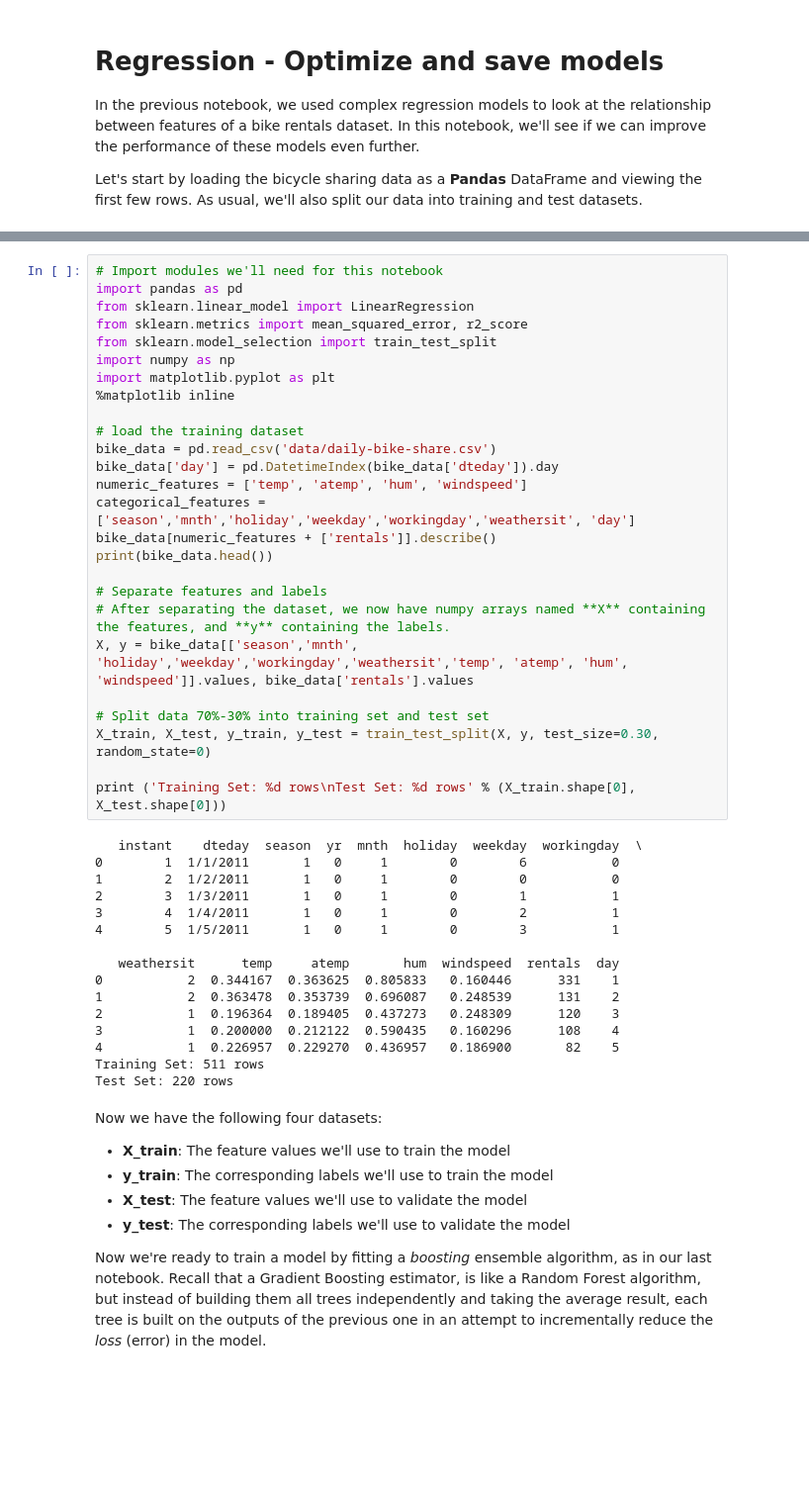
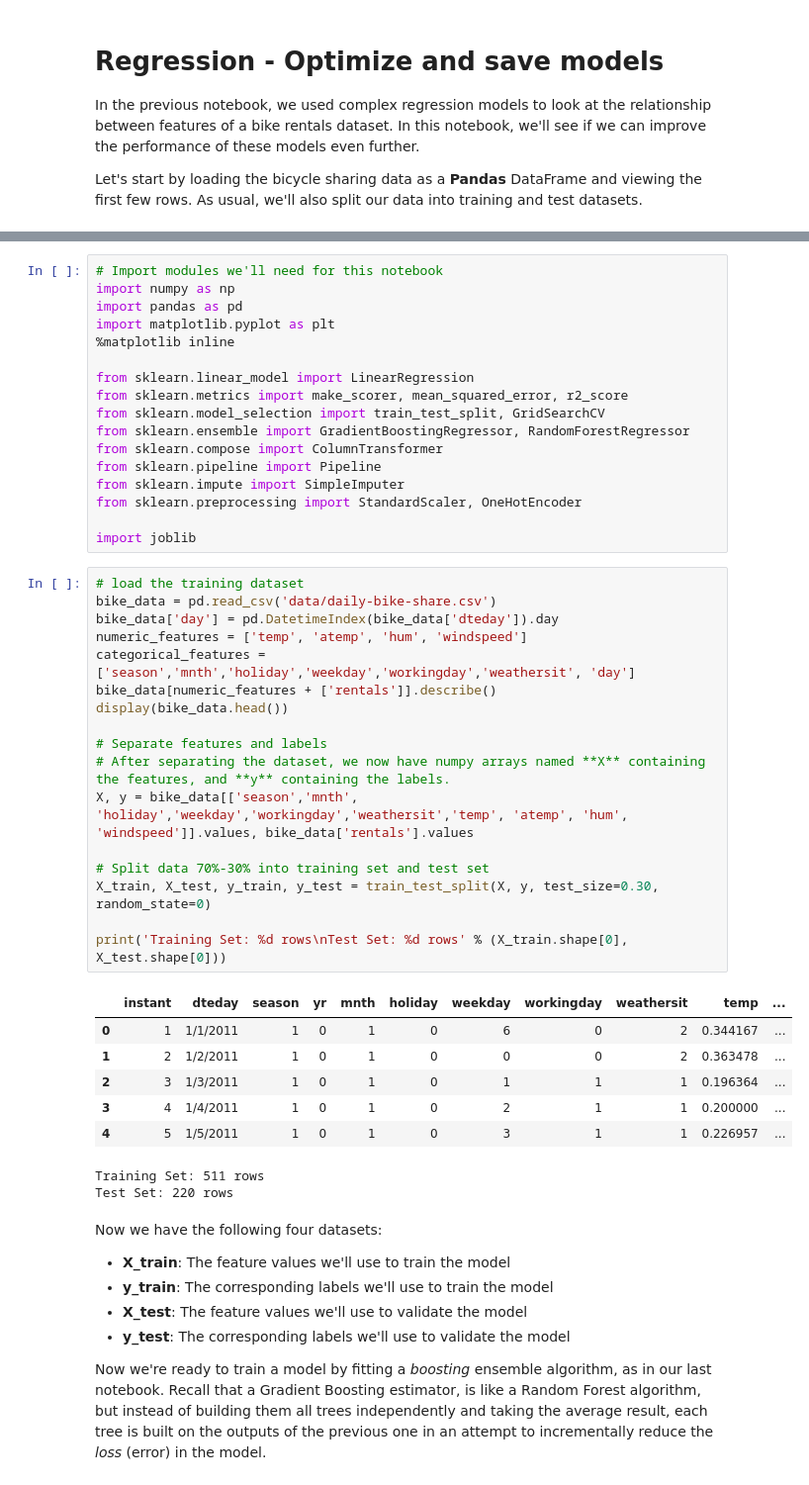
Before and after one commit to iliyaML/ms-machine-learning, a Jupyter notebook: regression/023_Regression_Tuning.ipynb, the cells around one changed output, grey strips where cells are left out. Shown at 99% size. Cells and saved outputs as stored; diff of their text form; blank space fills up the shorter version.

```diff
--- a/regression/023_Regression_Tuning.ipynb
+++ b/regression/023_Regression_Tuning.ipynb
@@ -20,43 +20,44 @@ Saving to: 'data/daily-bike-share.csv.4'
+# %%
+# Import modules we'll need for this notebook
+import numpy as np
+import pandas as pd
+import matplotlib.pyplot as plt
+%matplotlib inline
+
+from sklearn.linear_model import LinearRegression
+from sklearn.metrics import make_scorer, mean_squared_error, r2_score
+from sklearn.model_selection import train_test_split, GridSearchCV
+from sklearn.ensemble import GradientBoostingRegressor, RandomForestRegressor
+from sklearn.compose import ColumnTransformer
+from sklearn.pipeline import Pipeline
+from sklearn.impute import SimpleImputer
+from sklearn.preprocessing import StandardScaler, OneHotEncoder
+
+import joblib
 # %%
-# Import modules we'll need for this notebook
-import pandas as pd
-from sklearn.linear_model import LinearRegression
-from sklearn.metrics import mean_squared_error, r2_score
-from sklearn.model_selection import train_test_split
-import numpy as np
-import matplotlib.pyplot as plt
-%matplotlib inline
-
 # load the training dataset
 bike_data = pd.read_csv('data/daily-bike-share.csv')
 bike_data['day'] = pd.DatetimeIndex(bike_data['dteday']).day
 numeric_features = ['temp', 'atemp', 'hum', 'windspeed']
 categorical_features = ['season','mnth','holiday','weekday','workingday','weathersit', 'day']
 bike_data[numeric_features + ['rentals']].describe()
-print(bike_data.head())
+display(bike_data.head())
 
 # Separate features and labels
 # After separating the dataset, we now have numpy arrays named **X** containing the features, and **y** containing the labels.
 X, y = bike_data[['season','mnth', 'holiday','weekday','workingday','weathersit','temp', 'atemp', 'hum', 'windspeed']].values, bike_data['rentals'].values
 
 # Split data 70%-30% into training set and test set
 X_train, X_test, y_train, y_test = train_test_split(X, y, test_size=0.30, random_state=0)
 
-print ('Training Set: %d rows\nTest Set: %d rows' % (X_train.shape[0], X_test.shape[0]))
+print('Training Set: %d rows\nTest Set: %d rows' % (X_train.shape[0], X_test.shape[0]))
 # %% [output]
+|  | instant | dteday | season | yr | mnth | holiday | weekday | workingday | weathersit | temp | ... |
+| 0 | 1 | 1/1/2011 | 1 | 0 | 1 | 0 | 6 | 0 | 2 | 0.344167 | ... |
+| 1 | 2 | 1/2/2011 | 1 | 0 | 1 | 0 | 0 | 0 | 2 | 0.363478 | ... |
+| 2 | 3 | 1/3/2011 | 1 | 0 | 1 | 0 | 1 | 1 | 1 | 0.196364 | ... |
+| 3 | 4 | 1/4/2011 | 1 | 0 | 1 | 0 | 2 | 1 | 1 | 0.200000 | ... |
+| 4 | 5 | 1/5/2011 | 1 | 0 | 1 | 0 | 3 | 1 | 1 | 0.226957 | ... |
-   instant    dteday  season  yr  mnth  holiday  weekday  workingday  \
-0        1  1/1/2011       1   0     1        0        6           0
-1        2  1/2/2011       1   0     1        0        0           0
-2        3  1/3/2011       1   0     1        0        1           1
-3        4  1/4/2011       1   0     1        0        2           1
-4        5  1/5/2011       1   0     1        0        3           1
-
-   weathersit      temp     atemp       hum  windspeed  rentals  day
-0           2  0.344167  0.363625  0.805833   0.160446      331    1
-1           2  0.363478  0.353739  0.696087   0.248539      131    2
-2           1  0.196364  0.189405  0.437273   0.248309      120    3
-3           1  0.200000  0.212122  0.590435   0.160296      108    4
-4           1  0.226957  0.229270  0.436957   0.186900       82    5
 Training Set: 511 rows
 Test Set: 220 rows
 # %% [markdown]
```
Also changed, not shown: parts of 9 cells of this notebook, 2 other files.
